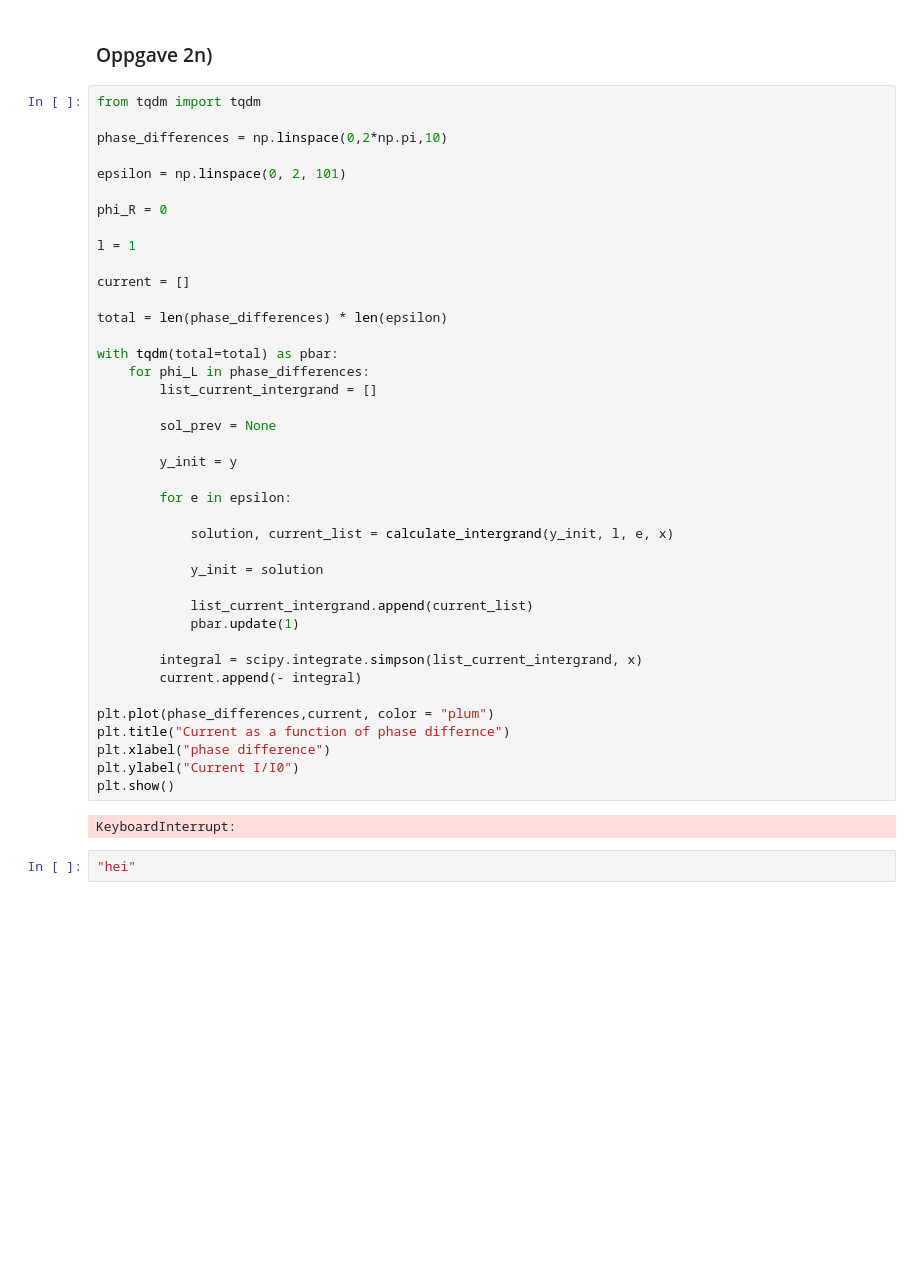
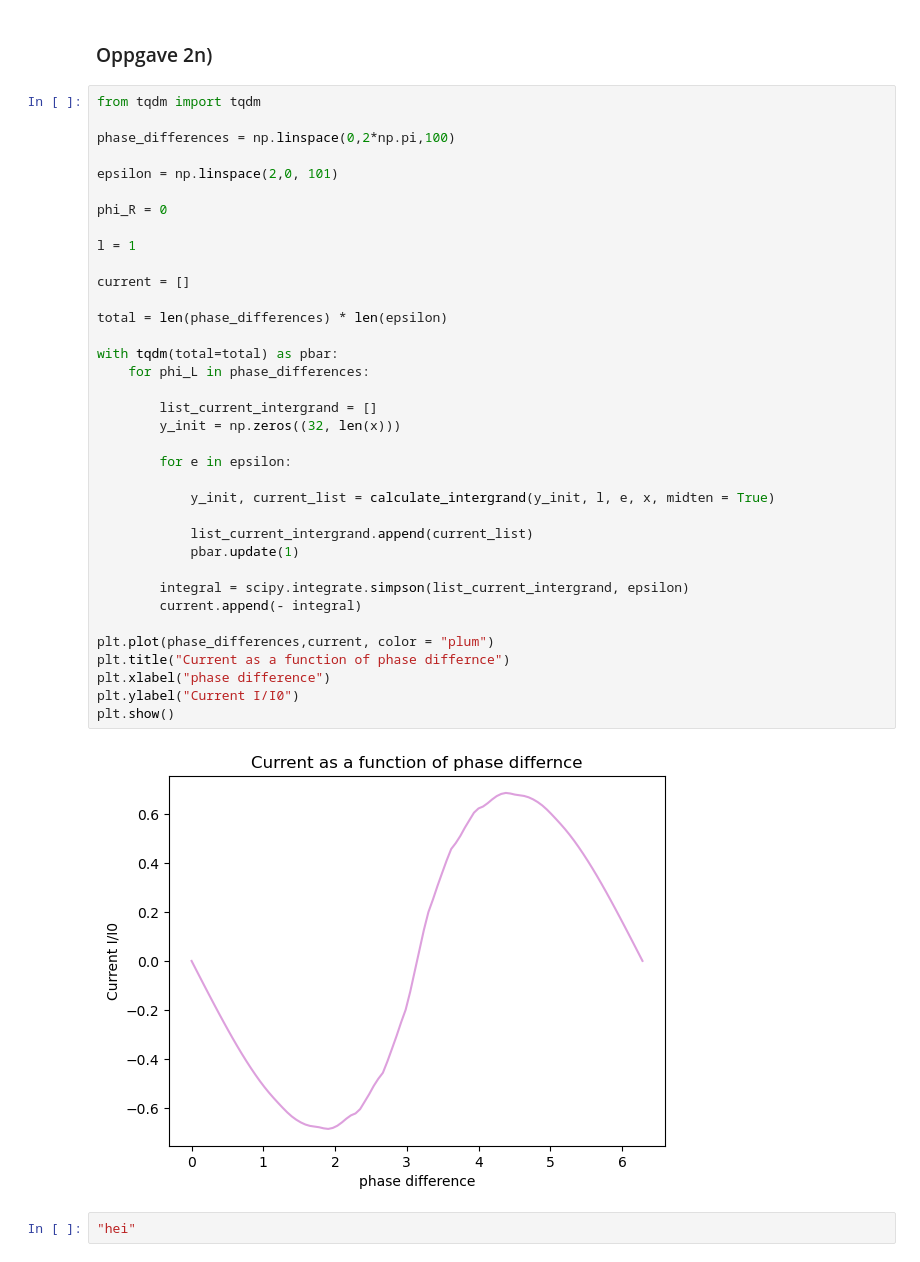
Before and after one commit to cfure3-svg/prosjekt3, a Jupyter notebook: prosjekt3_riktig.ipynb, the cells around one changed output. Saved outputs shown, nothing was run; the diff lists cells and outputs as text; blank space fills up the shorter version.

```diff
--- a/prosjekt3_riktig.ipynb
+++ b/prosjekt3_riktig.ipynb
@@ -835,45 +856,41 @@ plt.show()
 # %%
 from tqdm import tqdm
 
-phase_differences = np.linspace(0,2*np.pi,10)
+phase_differences = np.linspace(0,2*np.pi,100)
 
-epsilon = np.linspace(0, 2, 101)
+epsilon = np.linspace(2,0, 101)
 
 phi_R = 0
 
 l = 1
 
 current = []
 
 total = len(phase_differences) * len(epsilon)
 
 with tqdm(total=total) as pbar:
     for phi_L in phase_differences:
+
         list_current_intergrand = []
-
-        sol_prev = None
-
-        y_init = y
+        y_init = np.zeros((32, len(x)))
 
         for e in epsilon:
 
-            solution, current_list = calculate_intergrand(y_init, l, e, x)
-
-            y_init = solution
+            y_init, current_list = calculate_intergrand(y_init, l, e, x, midten = True)
 
             list_current_intergrand.append(current_list)
             pbar.update(1)
 
-        integral = scipy.integrate.simpson(list_current_intergrand, x)
+        integral = scipy.integrate.simpson(list_current_intergrand, epsilon)
         current.append(- integral)
 
 plt.plot(phase_differences,current, color = "plum")
 plt.title("Current as a function of phase differnce")
 plt.xlabel("phase difference")
 plt.ylabel("Current I/I0")
 plt.show()
 # %% [output]
-KeyboardInterrupt:
+[figure, added]
 # %%
 "hei"
 # %% [output]
```
Also changed, not shown: parts of 2 cells of this notebook.
